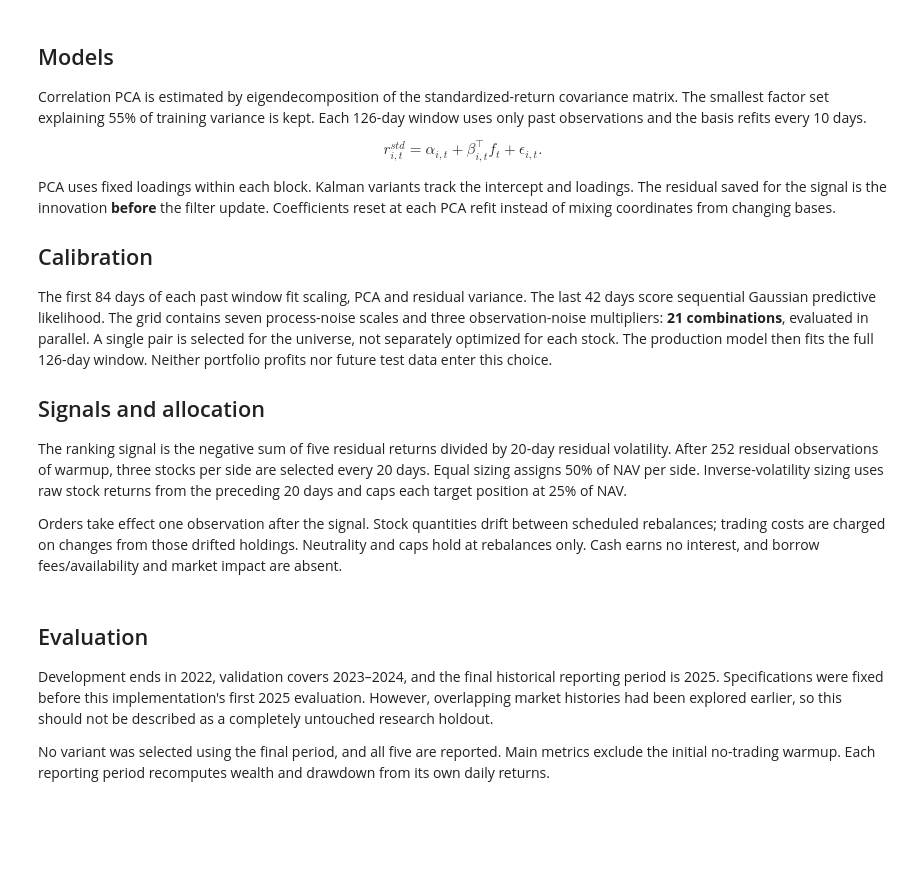
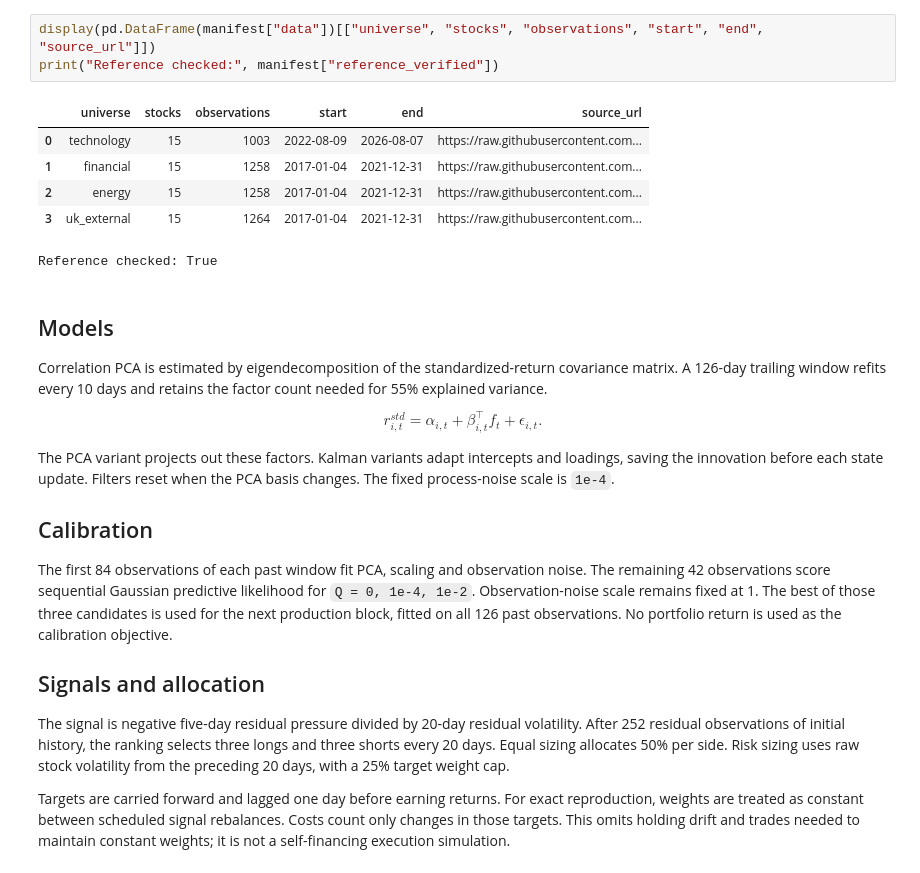
Before and after one commit to Juliansaiani/pca-kalman-stat-arb, a Jupyter notebook: notebooks/research.ipynb, the cells around one changed output. Cells and saved outputs as stored; diff of their text form; blank space fills up the shorter version.

Commit message:
Restore frozen experiment with independently verified calculations

```diff
--- a/notebooks/research.ipynb
+++ b/notebooks/research.ipynb
@@ -55,24 +43,28 @@ Universe sizes: {'technology': 15, 'financials': 15, 'energy': 15, 'uk_equities'
+# %%
+display(pd.DataFrame(manifest["data"])[["universe", "stocks", "observations", "start", "end", "source_url"]])
+print("Reference checked:", manifest["reference_verified"])
+# %% [output]
+|  | universe | stocks | observations | start | end | source_url |
+| 0 | technology | 15 | 1003 | 2022-08-09 | 2026-08-07 | https://raw.githubusercontent.com... |
+| 1 | financial | 15 | 1258 | 2017-01-04 | 2021-12-31 | https://raw.githubusercontent.com... |
+| 2 | energy | 15 | 1258 | 2017-01-04 | 2021-12-31 | https://raw.githubusercontent.com... |
+| 3 | uk_external | 15 | 1264 | 2017-01-04 | 2021-12-31 | https://raw.githubusercontent.com... |
+Reference checked: True
 # %% [markdown]
 ## Models
 
-Correlation PCA is estimated by eigendecomposition of the standardized-return covariance matrix. The smallest factor set explaining 55% of training variance is kept. Each 126-day window uses only past observations and the basis refits every 10 days.
+Correlation PCA is estimated by eigendecomposition of the standardized-return covariance matrix. A 126-day trailing window refits every 10 days and retains the factor count needed for 55% explained variance.
 
 $$r^{std}_{i,t}=\alpha_{i,t}+\beta_{i,t}^{\top}f_t+\epsilon_{i,t}.$$
 
-PCA uses fixed loadings within each block. Kalman variants track the intercept and loadings. The residual saved for the signal is the innovation **before** the filter update. Coefficients reset at each PCA refit instead of mixing coordinates from changing bases.
+The PCA variant projects out these factors. Kalman variants adapt intercepts and loadings, saving the innovation before each state update. Filters reset when the PCA basis changes. The fixed process-noise scale is `1e-4`.
 
 ## Calibration
 
-The first 84 days of each past window fit scaling, PCA and residual variance. The last 42 days score sequential Gaussian predictive likelihood. The grid contains seven process-noise scales and three observation-noise multipliers: **21 combinations**, evaluated in parallel. A single pair is selected for the universe, not separately optimized for each stock. The production model then fits the full 126-day window. Neither portfolio profits nor future test data enter this choice.
+The first 84 observations of each past window fit PCA, scaling and observation noise. The remaining 42 observations score sequential Gaussian predictive likelihood for `Q = 0, 1e-4, 1e-2`. Observation-noise scale remains fixed at 1. The best of those three candidates is used for the next production block, fitted on all 126 past observations. No portfolio return is used as the calibration objective.
 
 ## Signals and allocation
 
-The ranking signal is the negative sum of five residual returns divided by 20-day residual volatility. After 252 residual observations of warmup, three stocks per side are selected every 20 days. Equal sizing assigns 50% of NAV per side. Inverse-volatility sizing uses raw stock returns from the preceding 20 days and caps each target position at 25% of NAV.
+The signal is negative five-day residual pressure divided by 20-day residual volatility. After 252 residual observations of initial history, the ranking selects three longs and three shorts every 20 days. Equal sizing allocates 50% per side. Risk sizing uses raw stock volatility from the preceding 20 days, with a 25% target weight cap.
 
-Orders take effect one observation after the signal. Stock quantities drift between scheduled rebalances; trading costs are charged on changes from those drifted holdings. Neutrality and caps hold at rebalances only. Cash earns no interest, and borrow fees/availability and market impact are absent.
+Targets are carried forward and lagged one day before earning returns. For exact reproduction, weights are treated as constant between scheduled signal rebalances. Costs count only changes in those targets. This omits holding drift and trades needed to maintain constant weights; it is not a self-financing execution simulation.
-# %% [markdown]
-## Evaluation
-
-Development ends in 2022, validation covers 2023–2024, and the final historical reporting period is 2025. Specifications were fixed before this implementation's first 2025 evaluation. However, overlapping market histories had been explored earlier, so this should not be described as a completely untouched research holdout.
-
-No variant was selected using the final period, and all five are reported. Main metrics exclude the initial no-trading warmup. Each reporting period recomputes wealth and drawdown from its own daily returns.
```
Also changed, not shown: parts of 13 cells of this notebook, 18 other files.
